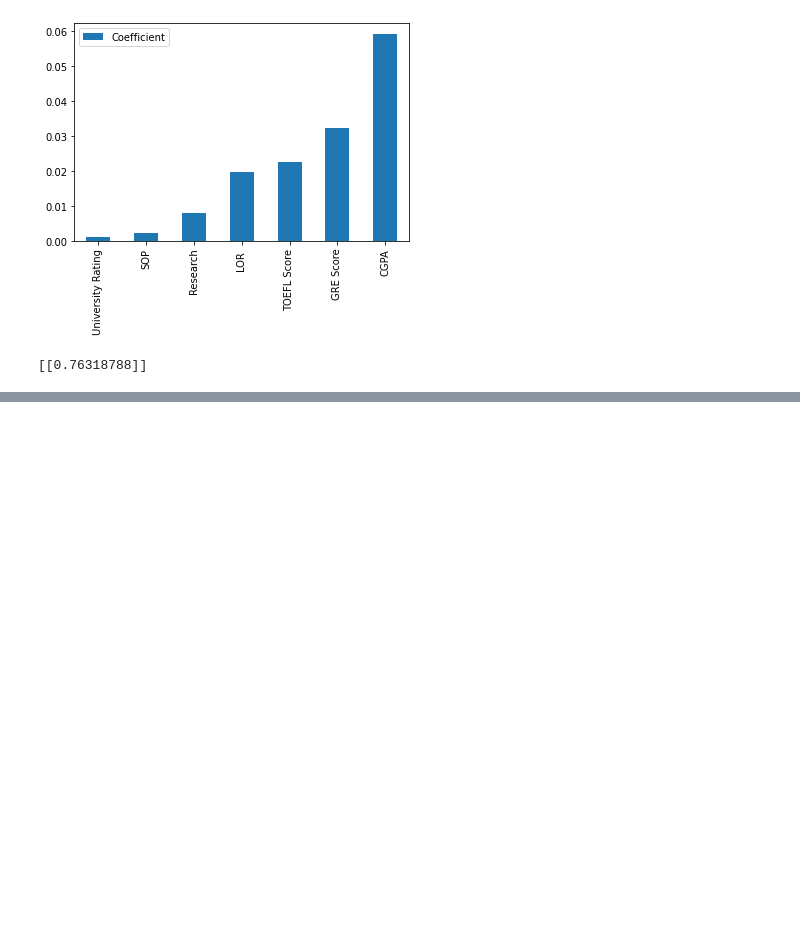
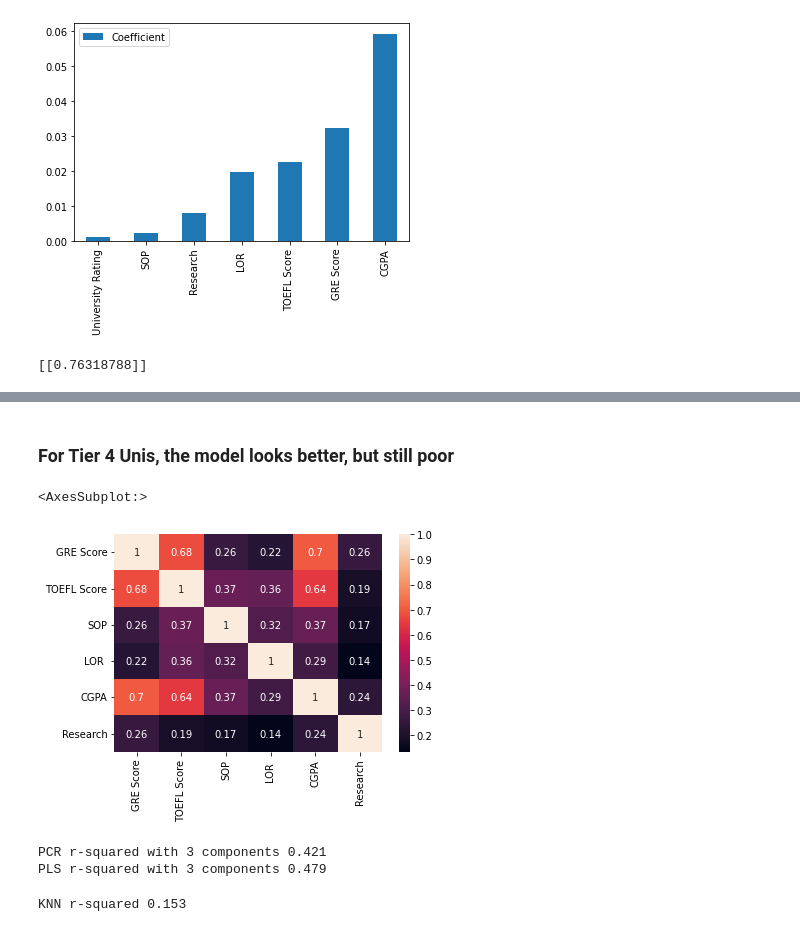
Before and after one commit to emileDesmaili/gradpredictor, a Jupyter notebook: EDA.ipynb, the cells around one changed output, grey strips where cells are left out. Drawn from its saved outputs; the diff is of its cells as text; code cells hidden in the pictures; blank space fills up the shorter version.

```diff
--- a/EDA.ipynb
+++ b/EDA.ipynb
@@ -136,0 +213,25 @@ print(prediction)
+# %% [markdown]
+### For Tier 4 Unis, the model looks better, but still poor
+# %%
+sns.heatmap (X_2.corr(), annot=True)
+# %% [output]
+<AxesSubplot:>
+[figure, added]
+# %%
+X_train, X_test, y_train, y_test = train_test_split(X_2, Y_2,test_size = 0.2, random_state=42)
+n = 3
+pcr_2 = make_pipeline(StandardScaler(),PCA(n_components=n), LinearRegression())
+pcr_2.fit(X_train.values, y_train.values)
+pls_2 = PLSRegression(n_components=n)
+pls_2.fit(X_train.values, y_train.values)
+print(f"PCR r-squared with {n} components {pcr_2.score(X_test.values, y_test.values):.3f}")
+print(f"PLS r-squared with {n} components {pls_2.score(X_test.values, y_test.values):.3f}")
+# %% [output]
+PCR r-squared with 3 components 0.421
+PLS r-squared with 3 components 0.479
+# %%
+knn = KNeighborsRegressor(n_neighbors=5)
+knn.fit(X_train.values, y_train.values)
+print(f"KNN r-squared {knn.score(X_test.values, y_test.values):.3f}")
+# %% [output]
+KNN r-squared 0.153
```
Also changed, not shown: parts of 40 cells of this notebook, 2 other files.
